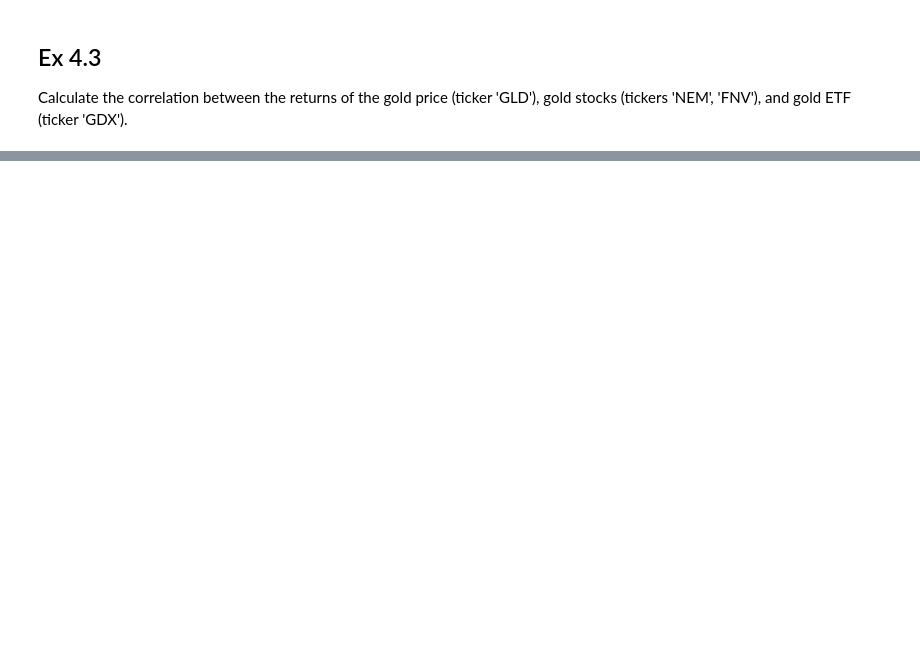
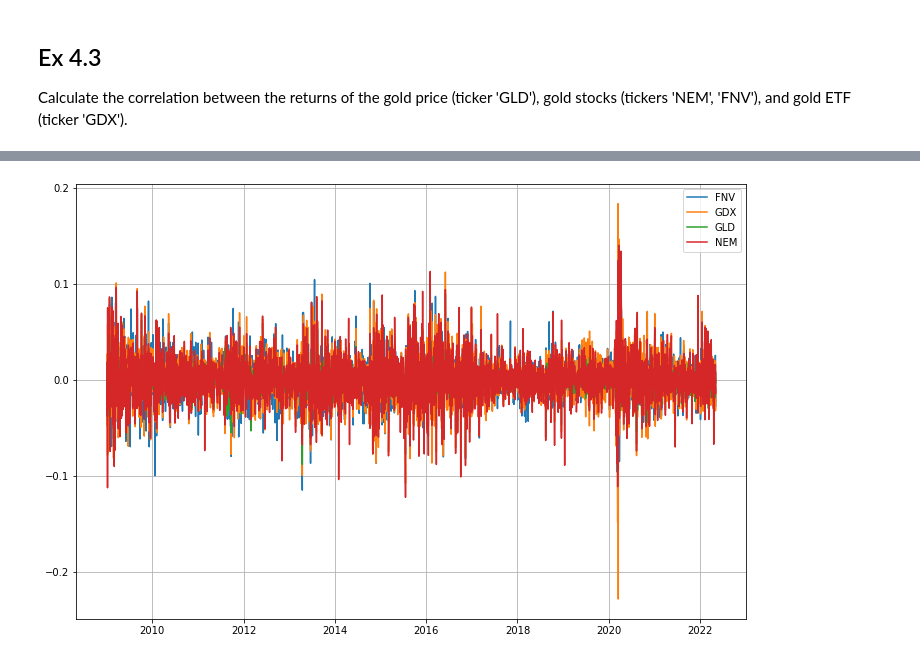
Before and after one commit to halilcodes/quant-trading-essentials, a Jupyter notebook: Chapter4_exercises.ipynb, the cells around one changed output, grey strips where cells are left out. Saved outputs shown, nothing was run; the diff lists cells and outputs as text; code cells hidden in the pictures; blank space fills up the shorter version.

```diff
--- a/Chapter4_exercises.ipynb
+++ b/Chapter4_exercises.ipynb
@@ -55,0 +84,3 @@ Calculate the correlation between the returns of the gold price (ticker 'GLD'),
+# %%
+pct_returns = df["Adj Close"].pct_change().dropna()
+pct_returns.head(10)
@@ -55,0 +109,9 @@ Calculate the correlation between the returns of the gold price (ticker 'GLD'),
+# %%
+plt.figure(figsize=(12,8))
+plt.plot(pct_returns)
+plt.legend(["FNV", "GDX", "GLD", "NEM"])
+
+plt.grid()
+plt.show()
+# %% [output]
+[figure, added]
```
Also changed, not shown: parts of 11 cells of this notebook, 1 other file.
